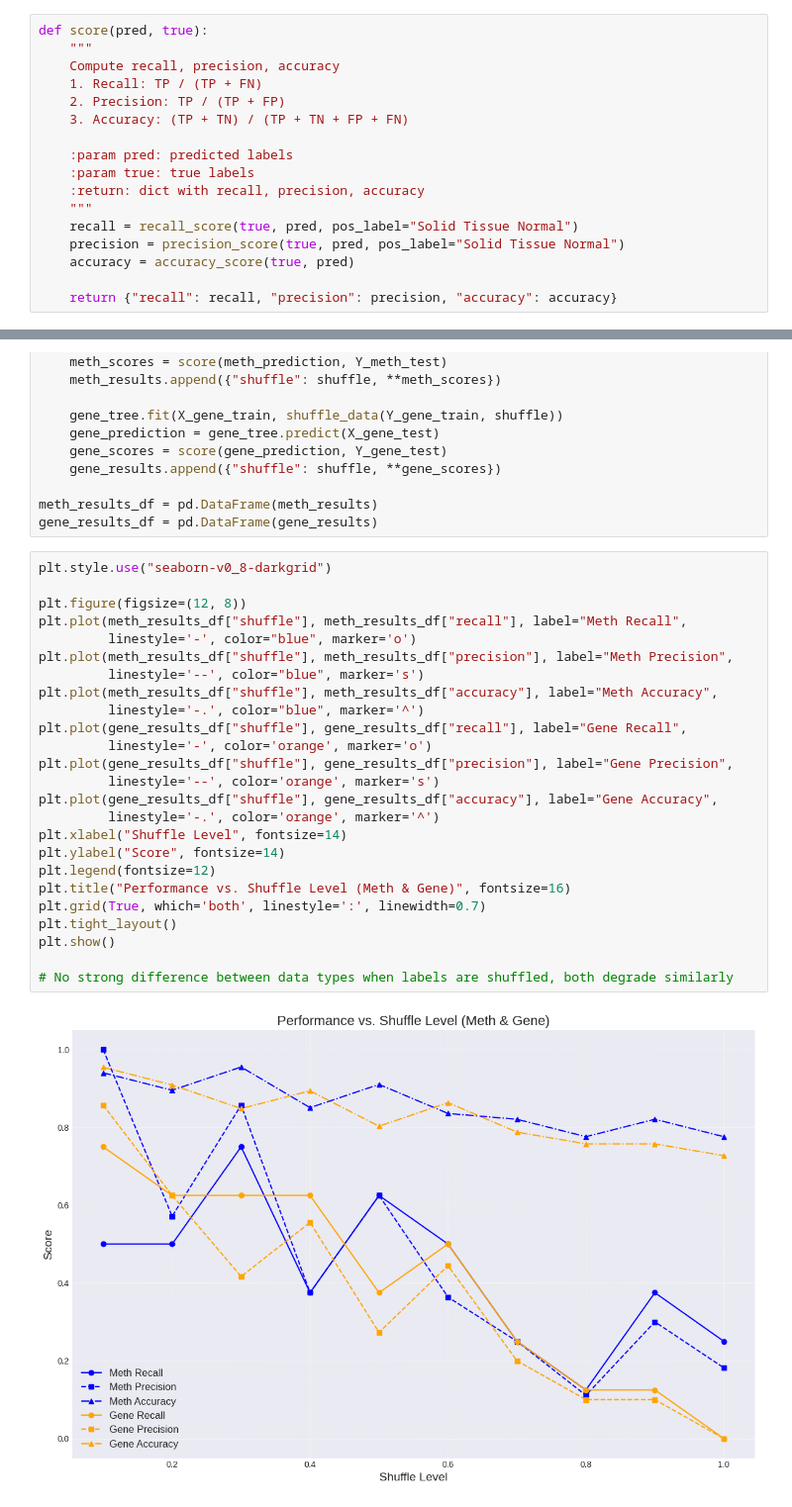
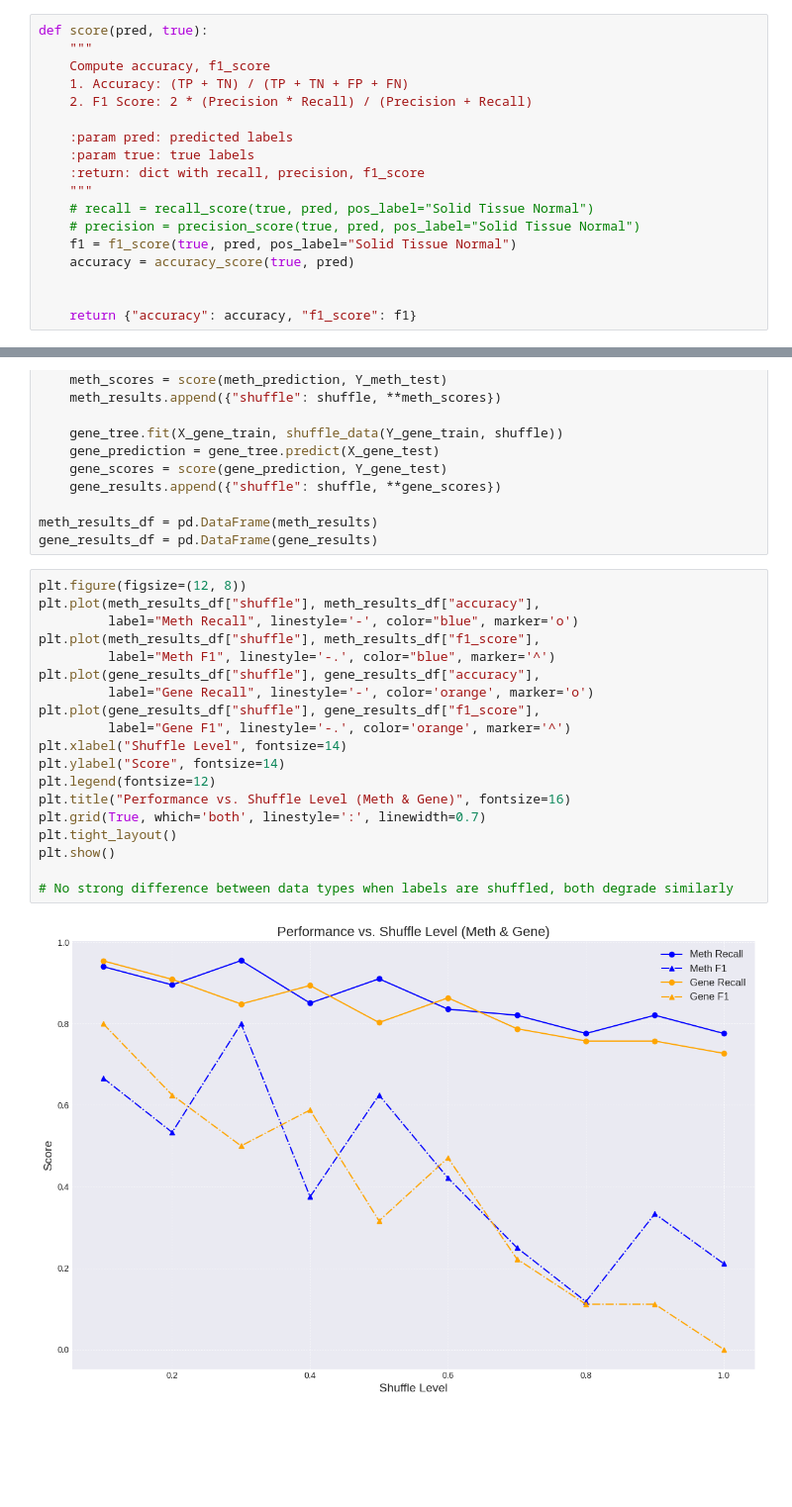
Before and after one commit to KnotATypo/BINF7000-A2-G7, a Jupyter notebook: notebook.ipynb, the cells around one changed output, grey strips where cells are left out. Shown: that part at 99% size. Cells and saved outputs as stored; diff of their text form; blank space fills up the shorter version.

Commit message:
Updated to use f1 and accuracy

```diff
--- a/notebook.ipynb
+++ b/notebook.ipynb
@@ -53,20 +53,21 @@ Name: Label, dtype: object
 # %%
 def score(pred, true):
     """
-    Compute recall, precision, accuracy
-    1. Recall: TP / (TP + FN)
-    2. Precision: TP / (TP + FP)
-    3. Accuracy: (TP + TN) / (TP + TN + FP + FN)
+    Compute accuracy, f1_score
+    1. Accuracy: (TP + TN) / (TP + TN + FP + FN)
+    2. F1 Score: 2 * (Precision * Recall) / (Precision + Recall)
 
     :param pred: predicted labels
     :param true: true labels
-    :return: dict with recall, precision, accuracy
+    :return: dict with recall, precision, f1_score
     """
-    recall = recall_score(true, pred, pos_label="Solid Tissue Normal")
-    precision = precision_score(true, pred, pos_label="Solid Tissue Normal")
+    # recall = recall_score(true, pred, pos_label="Solid Tissue Normal")
+    # precision = precision_score(true, pred, pos_label="Solid Tissue Normal")
+    f1 = f1_score(true, pred, pos_label="Solid Tissue Normal")
     accuracy = accuracy_score(true, pred)
 
-    return {"recall": recall, "precision": precision, "accuracy": accuracy}
+
+    return {"accuracy": accuracy, "f1_score": f1}
 # %%
 def add_noise(data, noise_level=0.05):
     """
@@ -296,29 +293,23 @@ for shuffle in np.arange(0.1, 1.1, 0.1):
 meth_results_df = pd.DataFrame(meth_results)
 gene_results_df = pd.DataFrame(gene_results)
 # %%
-plt.style.use("seaborn-v0_8-darkgrid")
-
 plt.figure(figsize=(12, 8))
-plt.plot(meth_results_df["shuffle"], meth_results_df["recall"], label="Meth Recall",
-         linestyle='-', color="blue", marker='o')
-plt.plot(meth_results_df["shuffle"], meth_results_df["precision"], label="Meth Precision",
-         linestyle='--', color="blue", marker='s')
-plt.plot(meth_results_df["shuffle"], meth_results_df["accuracy"], label="Meth Accuracy",
-         linestyle='-.', color="blue", marker='^')
-plt.plot(gene_results_df["shuffle"], gene_results_df["recall"], label="Gene Recall",
-         linestyle='-', color='orange', marker='o')
-plt.plot(gene_results_df["shuffle"], gene_results_df["precision"], label="Gene Precision",
-         linestyle='--', color='orange', marker='s')
-plt.plot(gene_results_df["shuffle"], gene_results_df["accuracy"], label="Gene Accuracy",
-         linestyle='-.', color='orange', marker='^')
+plt.plot(meth_results_df["shuffle"], meth_results_df["accuracy"],
+         label="Meth Recall", linestyle='-', color="blue", marker='o')
+plt.plot(meth_results_df["shuffle"], meth_results_df["f1_score"],
+         label="Meth F1", linestyle='-.', color="blue", marker='^')
+plt.plot(gene_results_df["shuffle"], gene_results_df["accuracy"],
+         label="Gene Recall", linestyle='-', color='orange', marker='o')
+plt.plot(gene_results_df["shuffle"], gene_results_df["f1_score"],
+         label="Gene F1", linestyle='-.', color='orange', marker='^')
 plt.xlabel("Shuffle Level", fontsize=14)
 plt.ylabel("Score", fontsize=14)
 plt.legend(fontsize=12)
 plt.title("Performance vs. Shuffle Level (Meth & Gene)", fontsize=16)
 plt.grid(True, which='both', linestyle=':', linewidth=0.7)
 plt.tight_layout()
 plt.show()
 
 # No strong difference between data types when labels are shuffled, both degrade similarly
 # %% [output]
-[figure, old version]
+[figure, new version]
```
Also changed, not shown: parts of 7 cells of this notebook, 3 other files.
